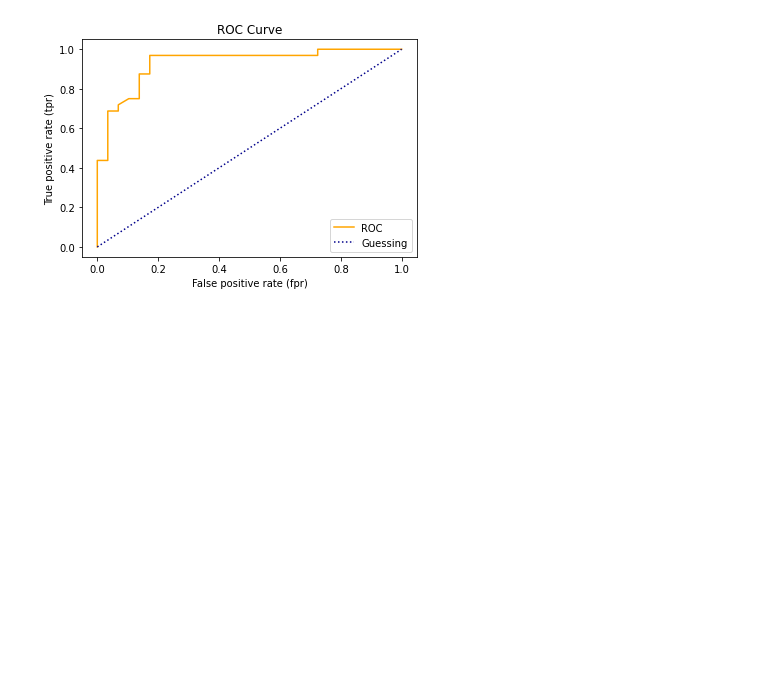
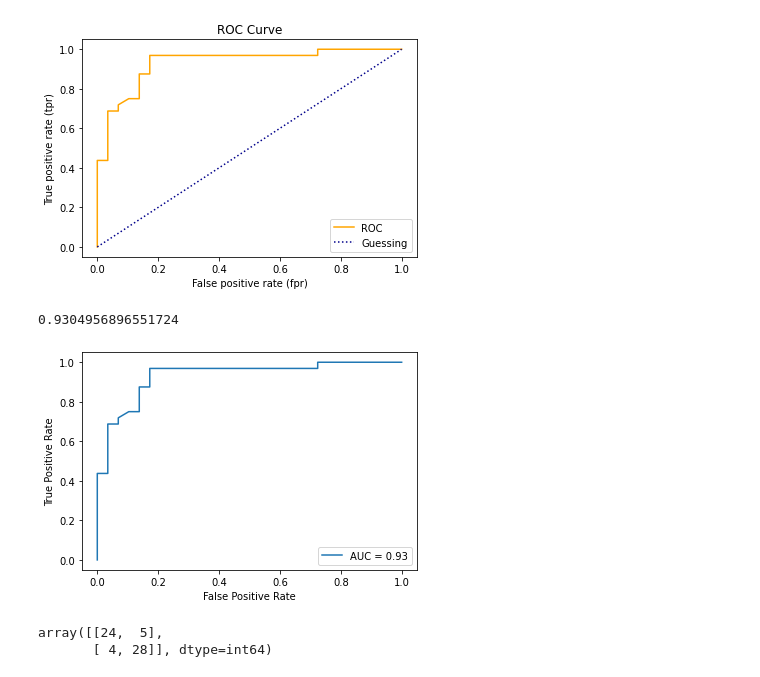
Before and after one commit to Ammar-Raneez/ML_Learning_ZTM, a Jupyter notebook: sklearn-workflow.ipynb, the cells around one changed output. Saved outputs shown, nothing was run; the diff lists cells and outputs as text; code cells hidden in the pictures; blank space fills up the shorter version.

Commit message:
Add confusion matri

```diff
--- a/sklearn-workflow.ipynb
+++ b/sklearn-workflow.ipynb
@@ -687,3 +687,20 @@ def plot_roc_curve(fpr, tpr):
 plot_roc_curve(fpr, tpr)
 # %% [output]
 [figure]
+# %%
+roc_auc_score_heart = roc_auc_score(y_test_heart, proba_heart[:,1])
+roc_auc_score_heart
+# %% [output]
+0.9304956896551724
+# %%
+plot_roc_heart = RocCurveDisplay(fpr=fpr, tpr=tpr, roc_auc=roc_auc_score_heart)
+# %%
+plot_roc_heart.plot();
+# %% [output]
+[figure, added]
+# %%
+confusion_heart = confusion_matrix(y_test_heart, preds_heart)
+confusion_heart
+# %% [output]
+array([[24,  5],
+       [ 4, 28]], dtype=int64)
```
Also changed, not shown: parts of 3 cells of this notebook.
